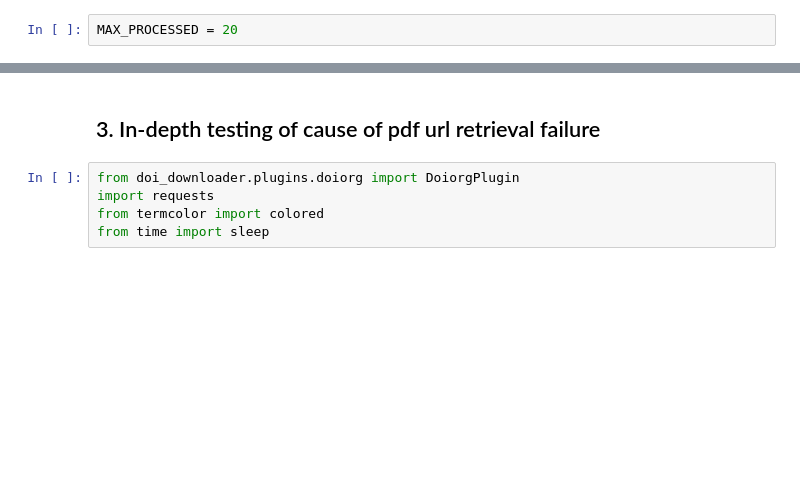
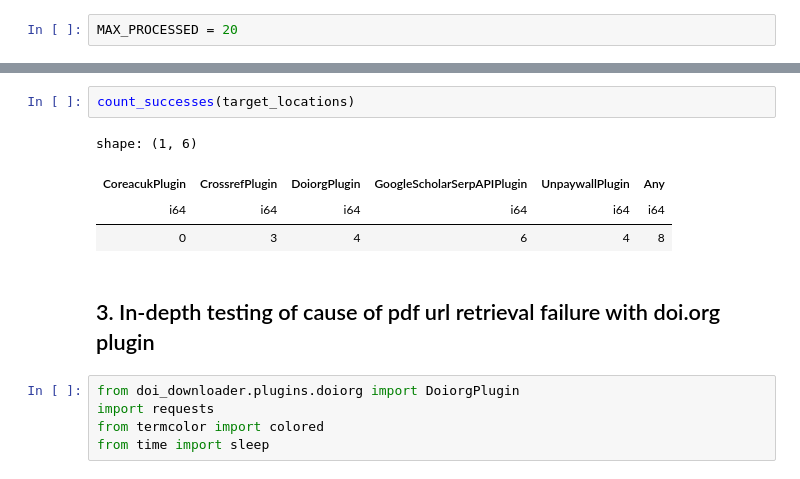
Before and after one commit to escience-tmsr/doi-downloader, a Jupyter notebook: notebooks/test.ipynb, the cells around one changed output, grey strips where cells are left out. Cells and saved outputs as stored; diff of their text form; blank space fills up the shorter version.

```diff
--- a/notebooks/test.ipynb
+++ b/notebooks/test.ipynb
@@ -183,5 +230,12 @@ shape: (1, 6)
+# %%
+count_successes(target_locations)
+# %% [output]
+shape: (1, 6)
+| CoreacukPlugin | CrossrefPlugin | DoiorgPlugin | GoogleScholarSerpAPIPlugin | UnpaywallPlugin | Any |
+| i64 | i64 | i64 | i64 | i64 | i64 |
+| 0 | 3 | 4 | 6 | 4 | 8 |
 # %% [markdown]
-## 3. In-depth testing of cause of pdf url retrieval failure
+## 3. In-depth testing of cause of pdf url retrieval failure with doi.org plugin
 # %%
 from doi_downloader.plugins.doiorg import DoiorgPlugin
 import requests
```
Also changed, not shown: parts of 22 cells of this notebook, 1 other file.
